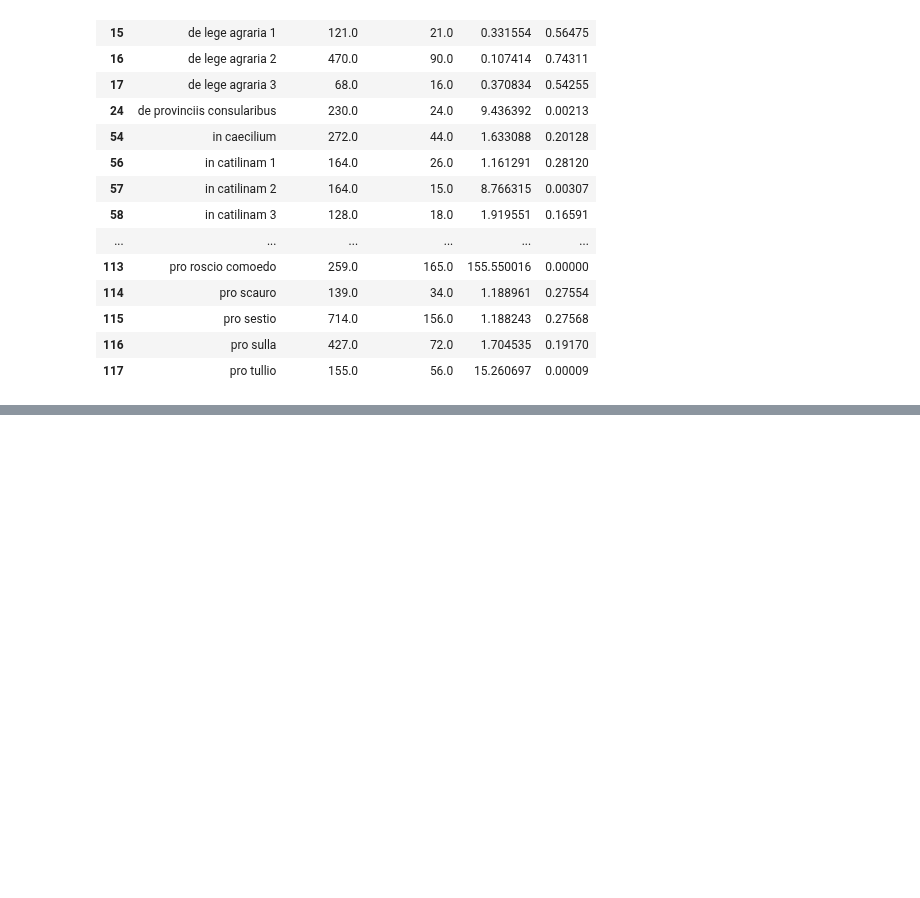
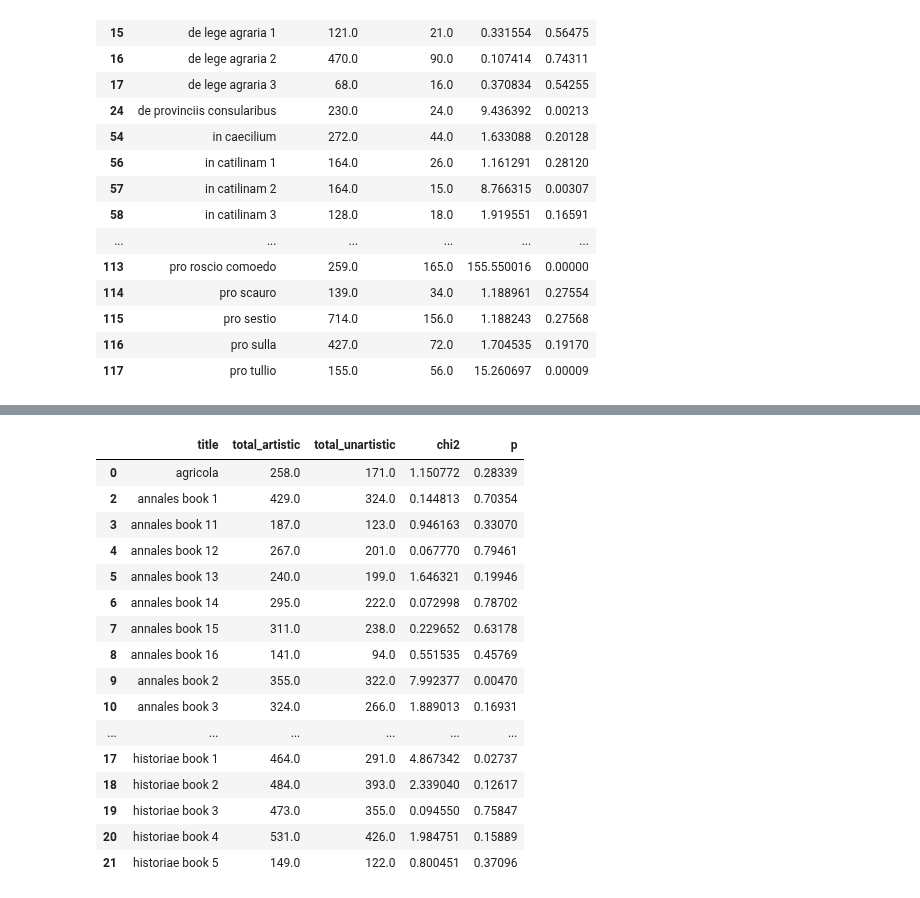
Before and after one commit to TylerKirby/latin-prose-rhythm, a Jupyter notebook: notebooks/chi_square_contingency_test.ipynb, the cells around one changed output, grey strips where cells are left out. Saved outputs shown, nothing was run; the diff lists cells and outputs as text; code cells hidden in the pictures; blank space fills up the shorter version.

```diff
--- a/notebooks/chi_square_contingency_test.ipynb
+++ b/notebooks/chi_square_contingency_test.ipynb
@@ -192,0 +158,2 @@ len(artistic_rhythms)
+# %%
+tacitus_contingency = tacitus_df[['title', 'total_artistic', 'total_unartistic']]
@@ -192,0 +168,9 @@ len(artistic_rhythms)
+# %%
+tacitus_contingency['chi2'] = tacitus_contingency.apply(
+    lambda row: chi_square_statistic(row['total_artistic'], row['total_unartistic']),
+    axis=1
+)
+tacitus_contingency['p'] = tacitus_contingency.apply(
+    lambda row: chi_square_statistic(row['total_artistic'], row['total_unartistic'], p_value=True),
+    axis=1
+)
@@ -192,0 +188,20 @@ len(artistic_rhythms)
+# %%
+tacitus_contingency
+# %% [output]
+|  | title | total_artistic | total_unartistic | chi2 | p |
+| 0 | agricola | 258.0 | 171.0 | 1.150772 | 0.28339 |
+| 2 | annales book 1 | 429.0 | 324.0 | 0.144813 | 0.70354 |
+| 3 | annales book 11 | 187.0 | 123.0 | 0.946163 | 0.33070 |
+| 4 | annales book 12 | 267.0 | 201.0 | 0.067770 | 0.79461 |
+| 5 | annales book 13 | 240.0 | 199.0 | 1.646321 | 0.19946 |
+| 6 | annales book 14 | 295.0 | 222.0 | 0.072998 | 0.78702 |
+| 7 | annales book 15 | 311.0 | 238.0 | 0.229652 | 0.63178 |
+| 8 | annales book 16 | 141.0 | 94.0 | 0.551535 | 0.45769 |
+| 9 | annales book 2 | 355.0 | 322.0 | 7.992377 | 0.00470 |
+| 10 | annales book 3 | 324.0 | 266.0 | 1.889013 | 0.16931 |
+| ... | ... | ... | ... | ... | ... |
+| 17 | historiae book 1 | 464.0 | 291.0 | 4.867342 | 0.02737 |
+| 18 | historiae book 2 | 484.0 | 393.0 | 2.339040 | 0.12617 |
+| 19 | historiae book 3 | 473.0 | 355.0 | 0.094550 | 0.75847 |
+| 20 | historiae book 4 | 531.0 | 426.0 | 1.984751 | 0.15889 |
+| 21 | historiae book 5 | 149.0 | 122.0 | 0.800451 | 0.37096 |
```
Also changed, not shown: parts of 24 cells of this notebook.
